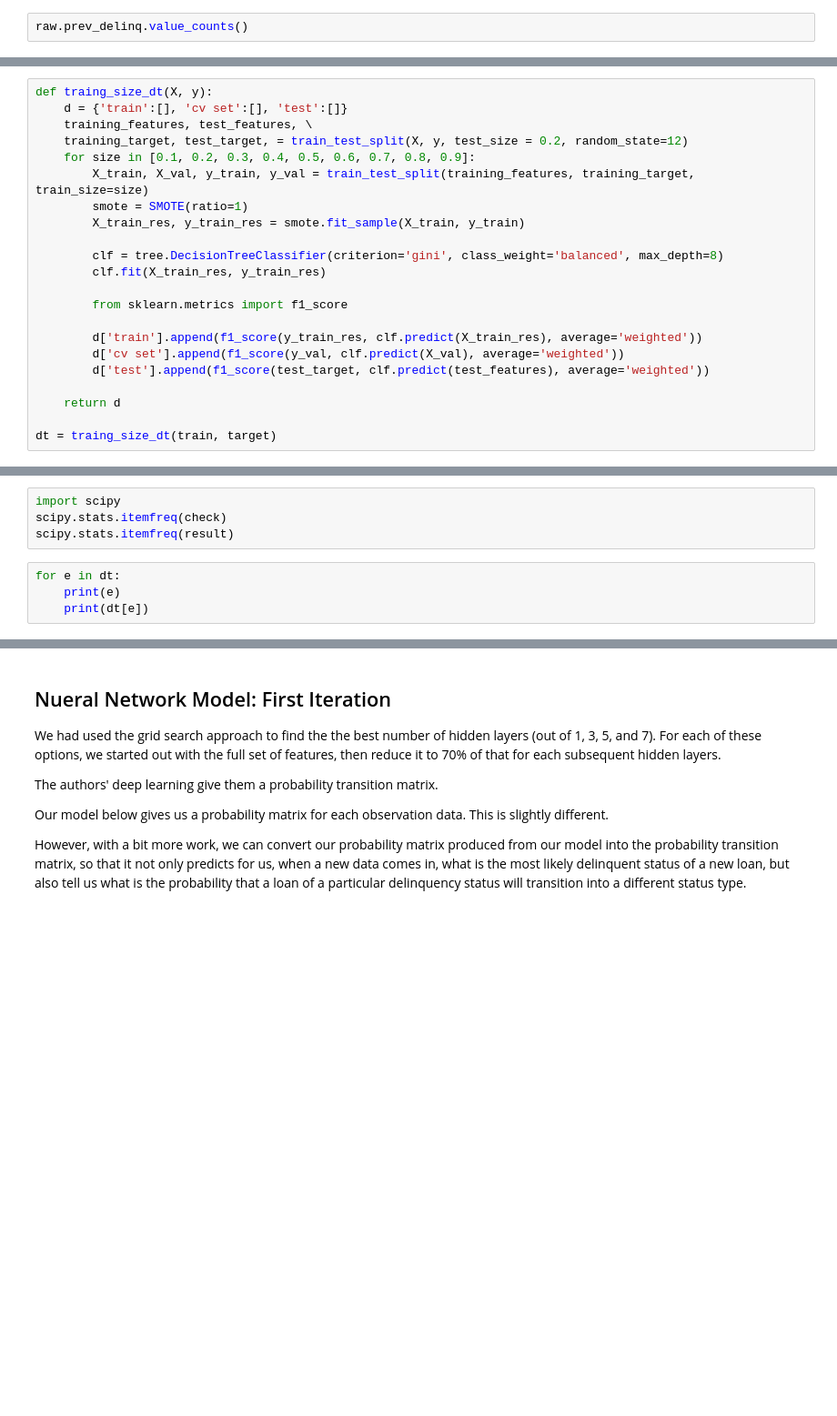
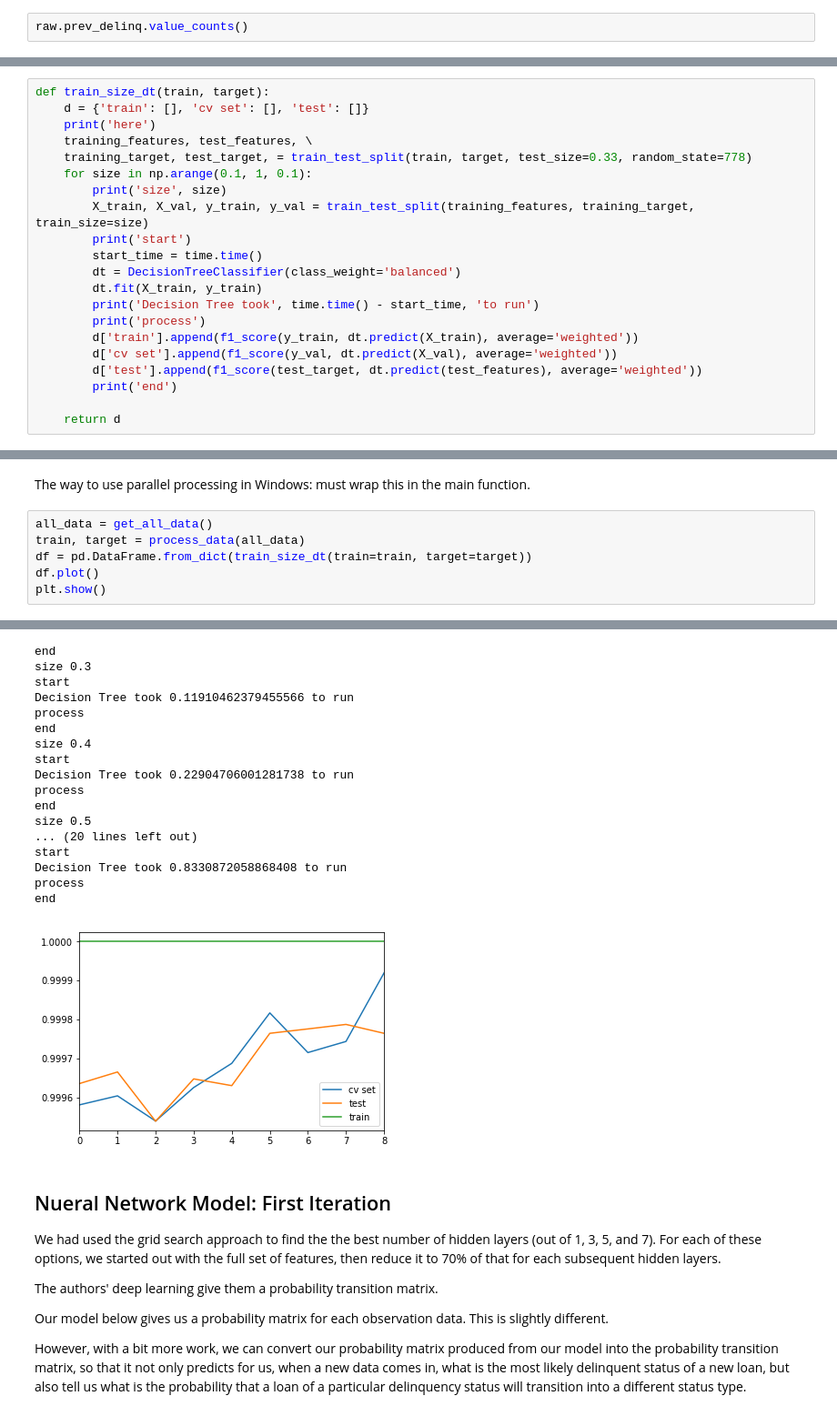
Before and after one commit to jehung/MachineLearning_models, a Jupyter notebook: ML_models_freddie.ipynb, the cells around one changed output, grey strips where cells are left out. Shown at 91% size. Cells and saved outputs as stored; diff of their text form; blank space fills up the shorter version.

```diff
--- a/ML_models_freddie.ipynb
+++ b/ML_models_freddie.ipynb
@@ -297,22 +248,21 @@ scipy.stats.itemfreq(result_dt)
 # %%
-def traing_size_dt(X, y):
-    d = {'train':[], 'cv set':[], 'test':[]}
+def train_size_dt(train, target):
+    d = {'train': [], 'cv set': [], 'test': []}
+    print('here')
     training_features, test_features, \
-    training_target, test_target, = train_test_split(X, y, test_size = 0.2, random_state=12)
-    for size in [0.1, 0.2, 0.3, 0.4, 0.5, 0.6, 0.7, 0.8, 0.9]:
+    training_target, test_target, = train_test_split(train, target, test_size=0.33, random_state=778)
+    for size in np.arange(0.1, 1, 0.1):
+        print('size', size)
         X_train, X_val, y_train, y_val = train_test_split(training_features, training_target, train_size=size)
-        smote = SMOTE(ratio=1)
-        X_train_res, y_train_res = smote.fit_sample(X_train, y_train)
-
-        clf = tree.DecisionTreeClassifier(criterion='gini', class_weight='balanced', max_depth=8)
-        clf.fit(X_train_res, y_train_res)
-
-        from sklearn.metrics import f1_score
-
-        d['train'].append(f1_score(y_train_res, clf.predict(X_train_res), average='weighted'))
-        d['cv set'].append(f1_score(y_val, clf.predict(X_val), average='weighted'))
-        d['test'].append(f1_score(test_target, clf.predict(test_features), average='weighted'))
+        print('start')
+        start_time = time.time()
+        dt = DecisionTreeClassifier(class_weight='balanced')
+        dt.fit(X_train, y_train)
+        print('Decision Tree took', time.time() - start_time, 'to run')
+        print('process')
+        d['train'].append(f1_score(y_train, dt.predict(X_train), average='weighted'))
+        d['cv set'].append(f1_score(y_val, dt.predict(X_val), average='weighted'))
+        d['test'].append(f1_score(test_target, dt.predict(test_features), average='weighted'))
+        print('end')
 
     return d
-
-dt = traing_size_dt(train, target)
@@ -333,8 +269,9 @@ X_train_res, y_train_res = smote.fit_sample(X_train, y_train)
-# %%
-import scipy
-scipy.stats.itemfreq(check)
-scipy.stats.itemfreq(result)
-# %%
-for e in dt:
-    print(e)
-    print(dt[e])
+# %% [markdown]
+The way to use parallel processing in Windows: must wrap this in the main function.
+# %%
+all_data = get_all_data()
+train, target = process_data(all_data)
+df = pd.DataFrame.from_dict(train_size_dt(train=train, target=target))
+df.plot()
+plt.show()
+# %% [output]
@@ -341,3 +291,21 @@ for e in dt:
+end
+size 0.3
+start
+Decision Tree took 0.11910462379455566 to run
+process
+end
+size 0.4
+start
+Decision Tree took 0.22904706001281738 to run
+process
+end
+size 0.5
+... (20 lines left out)
+start
+Decision Tree took 0.8330872058868408 to run
+process
+end
+[figure, added]
 # %% [markdown]
 ## Nueral Network Model: First Iteration
 
```
Also changed, not shown: parts of 21 cells of this notebook.
